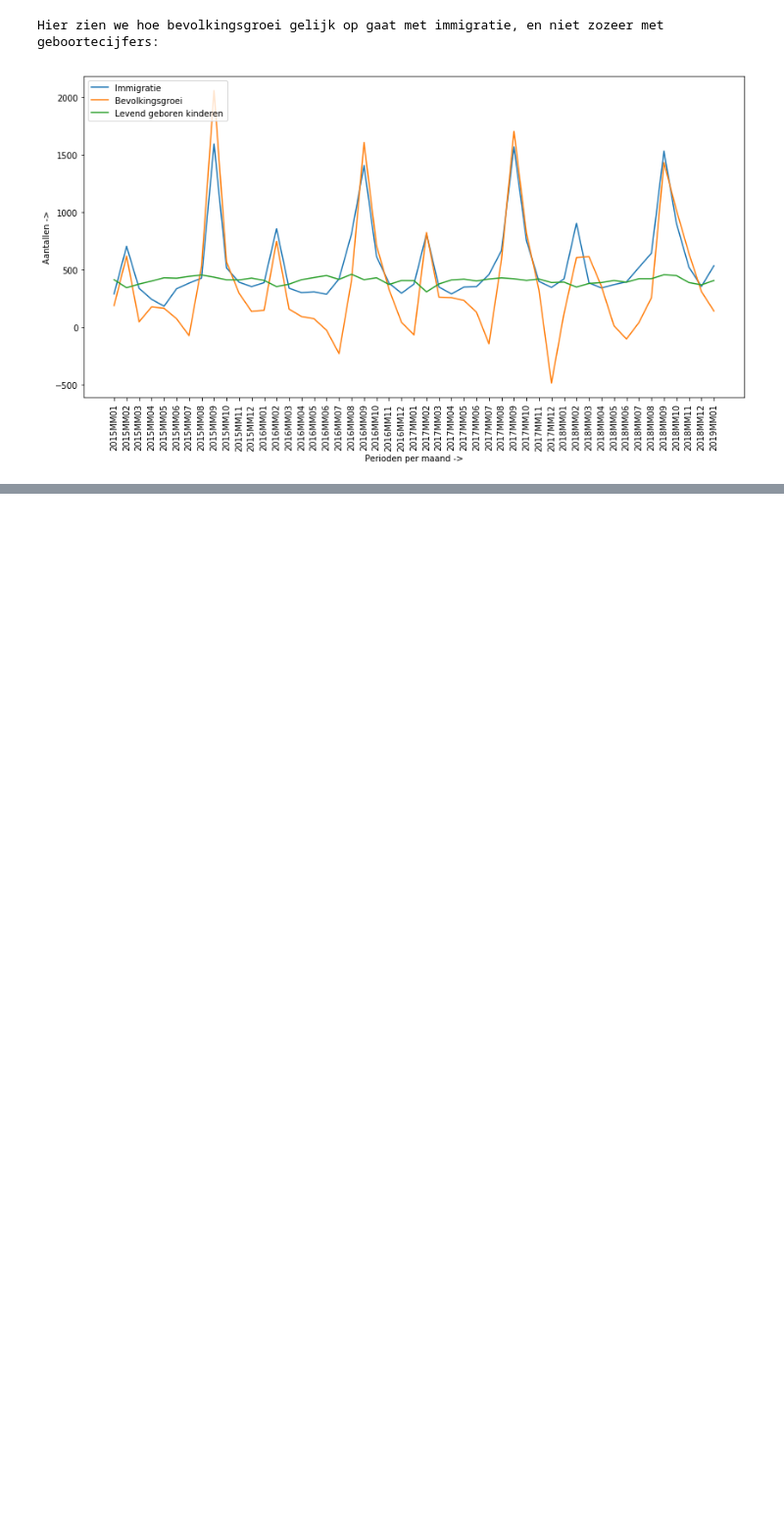
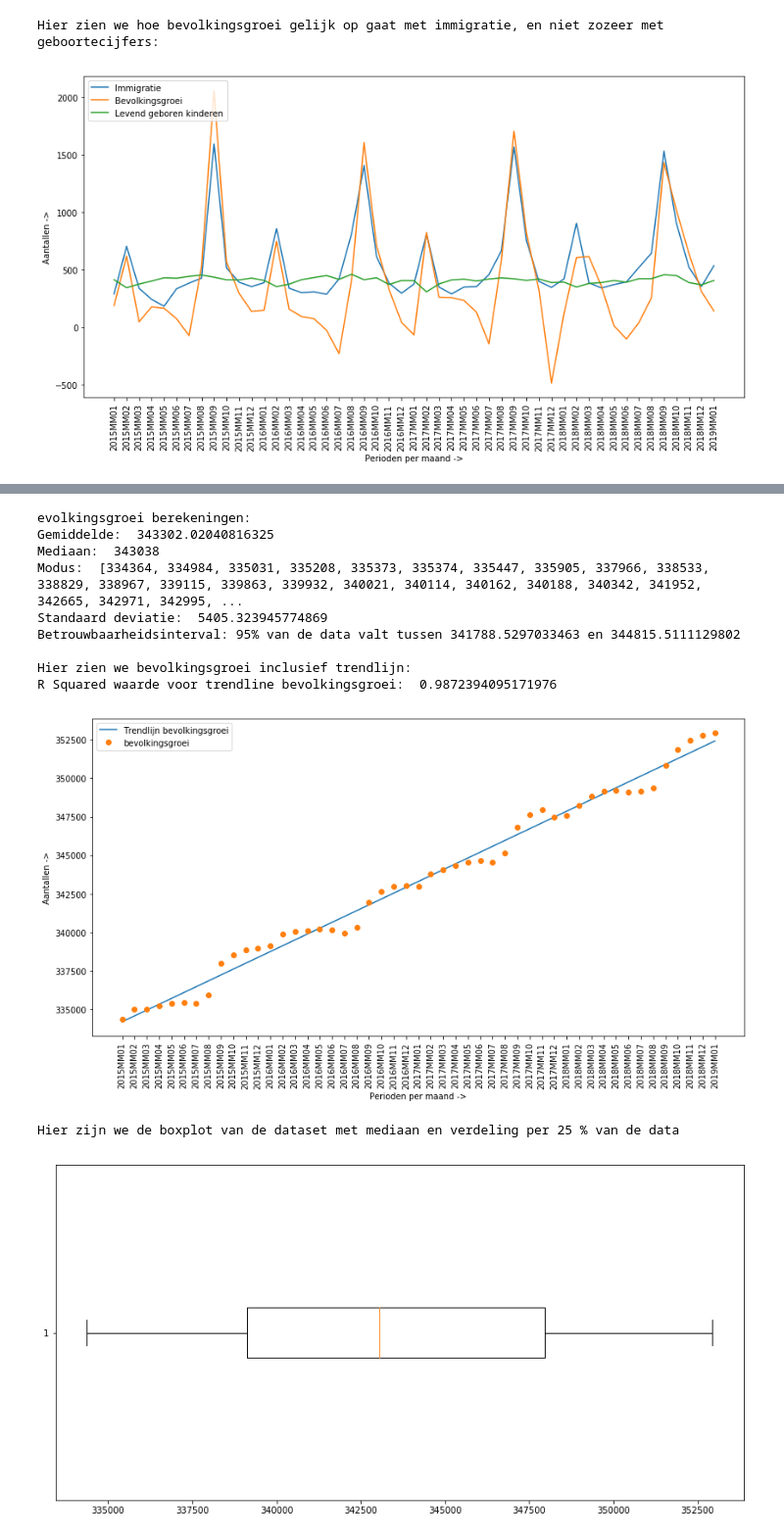
Before and after one commit to vlreinier/AC, a Jupyter notebook: Statistische analyse.ipynb, the cells around one changed output, grey strips where cells are left out. Shown at 98% size. Cells and saved outputs as stored; diff of their text form; code cells hidden in the pictures; blank space fills up the shorter version.

```diff
--- a/Statistische analyse.ipynb
+++ b/Statistische analyse.ipynb
@@ -307,0 +281,35 @@ Hier zien we overledenen incl. trendlijn:
+# %%
+bevolkingsgroei = data['BevolkingAanHetEindeVanDePeriode_15'][start:end]
+print("\bevolkingsgroei berekeningen:")
+print("Gemiddelde: ",mean(bevolkingsgroei))
+print("Mediaan: ", median(bevolkingsgroei))
+print("Modus: ", mode(bevolkingsgroei))
+print("Standaard deviatie: ", std(bevolkingsgroei))
+print("Betrouwbaarheidsinterval: 95% van de data valt tussen " + str(cf_it(bevolkingsgroei)[0]) + " en " + str(cf_it(bevolkingsgroei)[1]))
+td = trendline(x, bevolkingsgroei)
+
+plt.xlabel('Perioden per maand ->')
+plt.ylabel('Aantallen ->')
+plt.xticks(rotation=90)
+plt.plot(xr, td, label='Trendlijn bevolkingsgroei')
+plt.plot(xr, bevolkingsgroei,'o', label='bevolkingsgroei')
+plt.legend(loc='upper left')
+print("\nHier zien we bevolkingsgroei inclusief trendlijn:")
+print("R Squared waarde voor trendline bevolkingsgroei: ", r_squared(bevolkingsgroei, td))
+plt.show()
+print("Hier zijn we de boxplot van de dataset met mediaan en verdeling per 25 % van de data")
+plt.boxplot(bevolkingsgroei, vert=False)
+plt.show()
+# %% [output]
+evolkingsgroei berekeningen:
+Gemiddelde:  343302.02040816325
+Mediaan:  343038
+Modus:  [334364, 334984, 335031, 335208, 335373, 335374, 335447, 335905, 337966, 338533, 338829, 338967, 339115, 339863, 339932, 340021, 340114, 340162, 340188, 340342, 341952, 342665, 342971, 342995, ...
+Standaard deviatie:  5405.323945774869
+Betrouwbaarheidsinterval: 95% van de data valt tussen 341788.5297033463 en 344815.5111129802
+
+Hier zien we bevolkingsgroei inclusief trendlijn:
+R Squared waarde voor trendline bevolkingsgroei:  0.9872394095171976
+[figure, added]
+Hier zijn we de boxplot van de dataset met mediaan en verdeling per 25 % van de data
+[figure, added]
```
Also changed, not shown: parts of 15 cells of this notebook.
